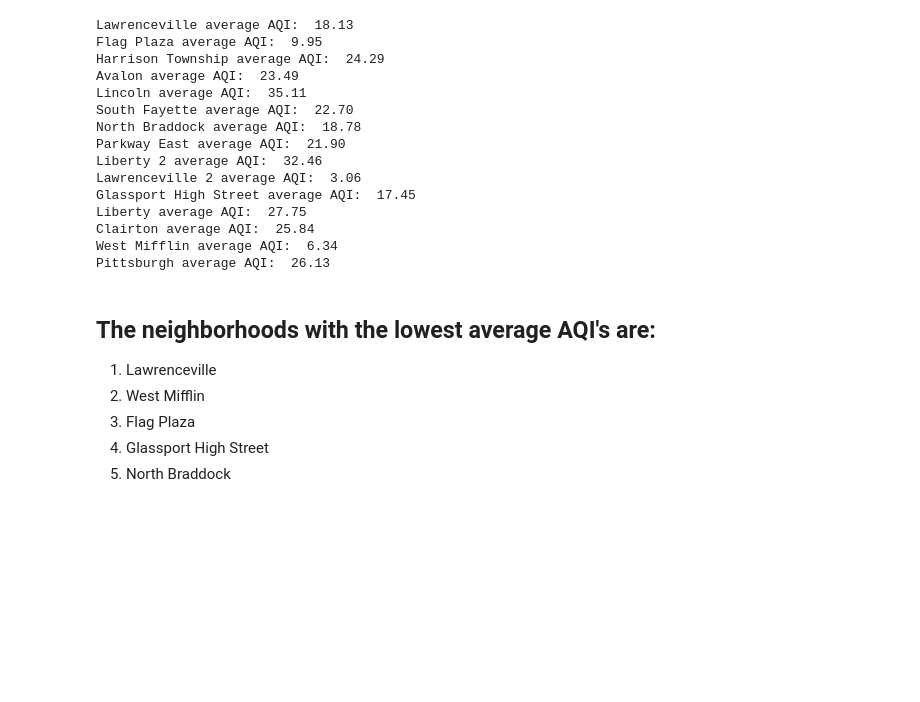
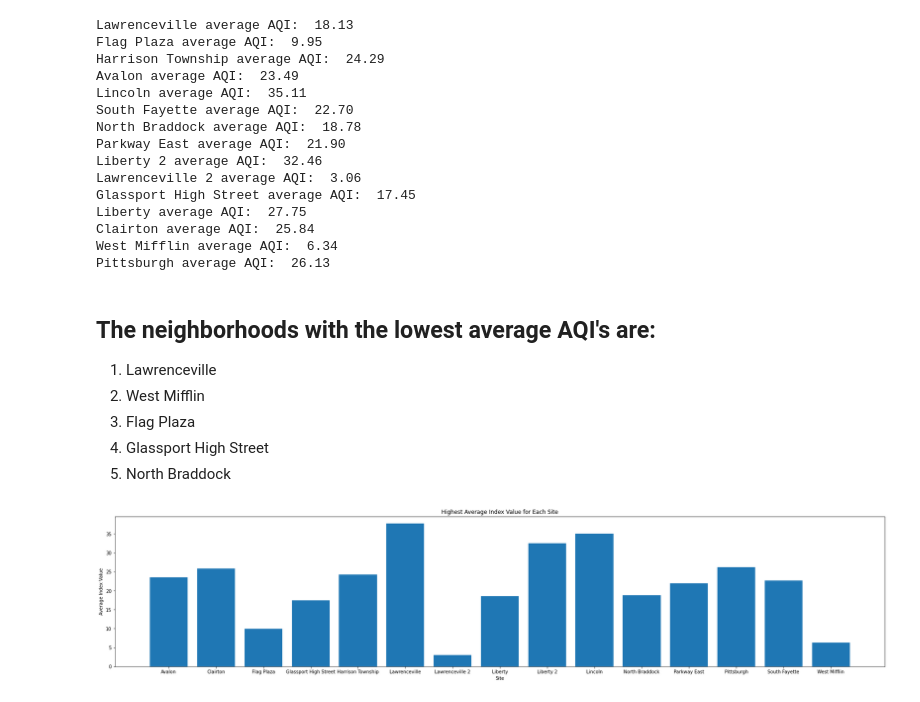
Before and after one commit to vibha-h/BestNeighborhood, a Jupyter notebook: Anita/Air-Quality/Air-Quality-Metric.ipynb, the cells around one changed output. Cells and saved outputs as stored; diff of their text form; code cells hidden in the pictures; blank space fills up the shorter version.

Commit message:
added graph

```diff
--- a/Anita/Air-Quality/Air-Quality-Metric.ipynb
+++ b/Anita/Air-Quality/Air-Quality-Metric.ipynb
@@ -216,0 +223,15 @@ Pittsburgh average AQI:  26.13
+# %%
+average_index = dataset.groupby('site')['index_value'].mean()
+
+# Find the site with the highest average index value for each unique site
+max_index_sites = average_index.idxmax()
+
+# Plot the bar chart
+plt.figure(figsize=(30, 6))
+plt.bar(average_index.index, average_index.values)
+plt.xlabel('Site')
+plt.ylabel('Average Index Value')
+plt.title('Highest Average Index Value for Each Site')
+plt.show()
+# %% [output]
+[figure, added]
```
Also changed, not shown: parts of 4 cells of this notebook.
